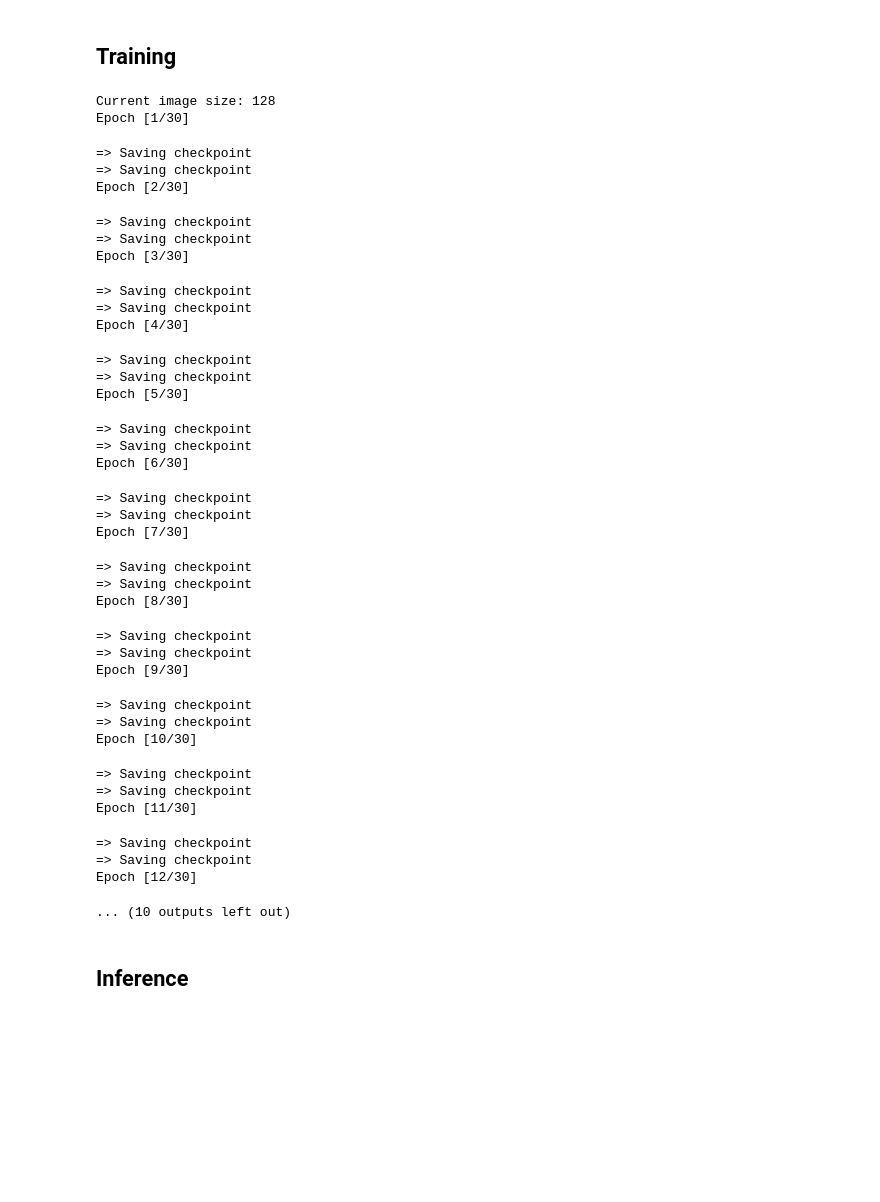
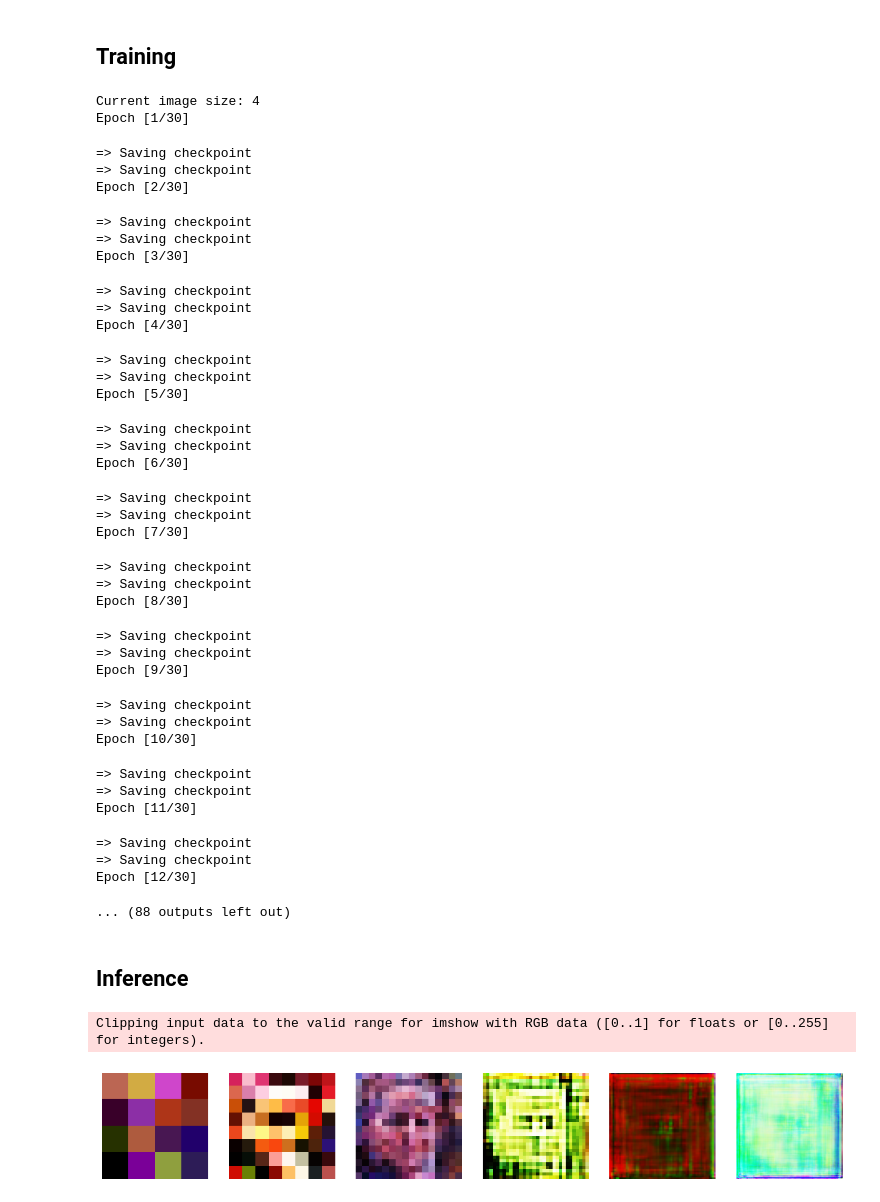
Before and after one commit to sanyamjain0315/generated-image-detection, a Jupyter notebook: PROGAN.ipynb, the cells around one changed output. Cells and saved outputs as stored; diff of their text form; code cells hidden in the pictures; blank space fills up the shorter version.

```diff
--- a/PROGAN.ipynb
+++ b/PROGAN.ipynb
@@ -37,23 +37,23 @@ os.makedirs("models", exist_ok=True)
 class Config:
     START_TRAIN_AT_IMG_SIZE = 4
     DATASET = 'real_vs_fake/real-vs-fake/train'
-    CHECKPOINT_GEN = "models/pro_generator_128.pth"
-    CHECKPOINT_CRITIC = "models/pro_critic_128.pth"
+    CHECKPOINT_GEN = "models/pro_generator_128_2.pth"
+    CHECKPOINT_CRITIC = "models/pro_critic_128_2.pth"
     DEVICE = torch.device("cuda" if torch.cuda.is_available() else "cpu")
     SAVE_MODEL = True
     LOAD_MODEL = False
     LEARNING_RATE = 1e-3
-    BATCH_SIZES = [256, 128, 64, 32, 16, 8]
-    FACTORS = [1, 1/2, 1/4, 1/8, 1/16, 1/32]
+    BATCH_SIZES = [512, 512, 512, 256, 128, 64]
+    FACTORS = [1, 1, 1, 1, 1/2, 1/4]
     CHANNELS_IMG = 3
-    Z_DIM = 100
+    Z_DIM = 256
     IN_CHANNELS = 512
-    CRITIC_ITERATIONS = 1
     LAMBDA_GP = 10
     PROGRESSIVE_EPOCHS = [30] * len(BATCH_SIZES)
     FIXED_NOISE = torch.randn(8, Z_DIM, 1, 1).to(DEVICE)
-    NUM_WORKERS = 4
+    NUM_WORKERS = 8
     TRAIN_SUBSET_SIZE = 25000
+    LOG = False
 
 config = Config()
 # %% [markdown]
@@ -438,7 +441,7 @@ def train_fn(
     tensorboard_step += 1
 
     os.makedirs(log_folder_name + "training", exist_ok=True)
-    save_image(fixed_fakes, log_folder_name + f"training/{epoch}.png", normalize=True)
+    save_image(fixed_fakes, log_folder_name + f"training/{step}_{epoch}.png", normalize=True)
 
     return tensorboard_step, alpha
 
@@ -463,8 +466,6 @@ scaler_critic = torch.cuda.amp.GradScaler()
 scaler_gen = torch.cuda.amp.GradScaler()
 
 # for tensorboard plotting
-log_folder_name = f"logs/{datetime.datetime.now().strftime('%Y%m%d-%H%M%S')}/"
-os.makedirs(log_folder_name, exist_ok=True)
 writer = SummaryWriter(log_folder_name)
 
 if config.LOAD_MODEL:
@@ -510,7 +511,7 @@ for num_epochs in config.PROGRESSIVE_EPOCHS[step:]:
 
     step += 1  # progress to the next img size
 # %% [output]
-Current image size: 128
+Current image size: 4
 Epoch [1/30]
 => Saving checkpoint
 => Saving checkpoint
@@ -545,7 +546,7 @@ Epoch [11/30]
 => Saving checkpoint
 => Saving checkpoint
 Epoch [12/30]
-... (10 outputs left out)
+... (88 outputs left out)
 # %%
 def convert_images_to_gif(input_folder, output_gif_path):
     images = []
@@ -561,24 +562,29 @@ convert_images_to_gif(log_folder_name + "training", log_folder_name + "training.
 # %% [markdown]
 ## Inference
 # %%
-gen = Generator(
-    config.Z_DIM, config.IN_CHANNELS, img_channels=config.CHANNELS_IMG
-).to(config.DEVICE)
-opt_gen = optim.Adam(gen.parameters(), lr=config.LEARNING_RATE, betas=(0.0, 0.99))
-load_checkpoint(
-        config.CHECKPOINT_GEN, gen, opt_gen, config.LEARNING_RATE,
-    )
+# gen = Generator(
+#     config.Z_DIM, config.IN_CHANNELS, img_channels=config.CHANNELS_IMG
+# ).to(config.DEVICE)
+# opt_gen = optim.Adam(gen.parameters(), lr=config.LEARNING_RATE, betas=(0.0, 0.99))
+# load_checkpoint(
+#         config.CHECKPOINT_GEN, gen, opt_gen, config.LEARNING_RATE,
+#     )
 # %%
 import matplotlib.pyplot as plt
 
 imgs = []
 noise = torch.randn(1, config.Z_DIM, 1, 1).to(config.DEVICE)
+gen.eval()
 for img_size in [4, 8, 16, 32, 64, 128]:
-    fake = gen(noise, 1, int(log2(img_size / 4))).squeeze() * 0.5 + 0.5
-    imgs.append(fake.cpu().detach().permute(1, 2, 0))
+    with torch.no_grad():
+        fake = gen(noise, 1, int(log2(img_size / 4))).squeeze() * 0.5 + 0.5
+        imgs.append(fake.cpu().detach().permute(1, 2, 0))
 
 plt.figure(figsize=(16, 9))
 for i in range(len(imgs)):
     plt.subplot(3, 6, i + 1)
     plt.imshow(imgs[i])
     plt.axis("off")
+# %% [output]
+Clipping input data to the valid range for imshow with RGB data ([0..1] for floats or [0..255] for integers).
+[figure, added]
```
Also changed, not shown: parts of 1 cell of this notebook, 3 other files.
